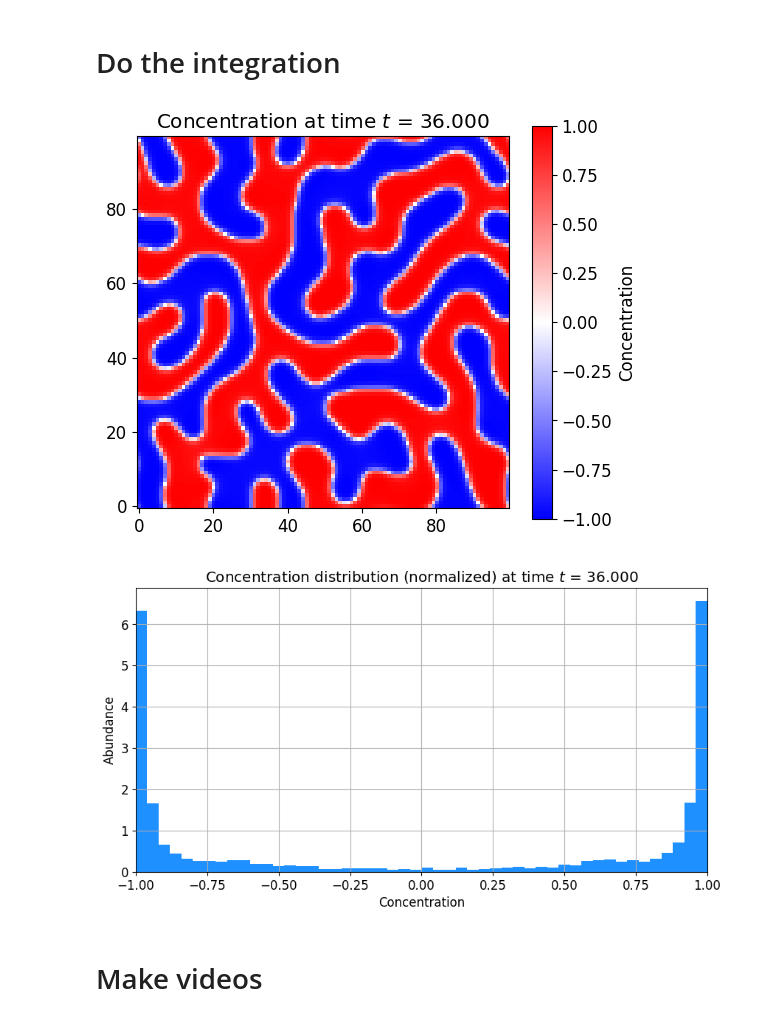
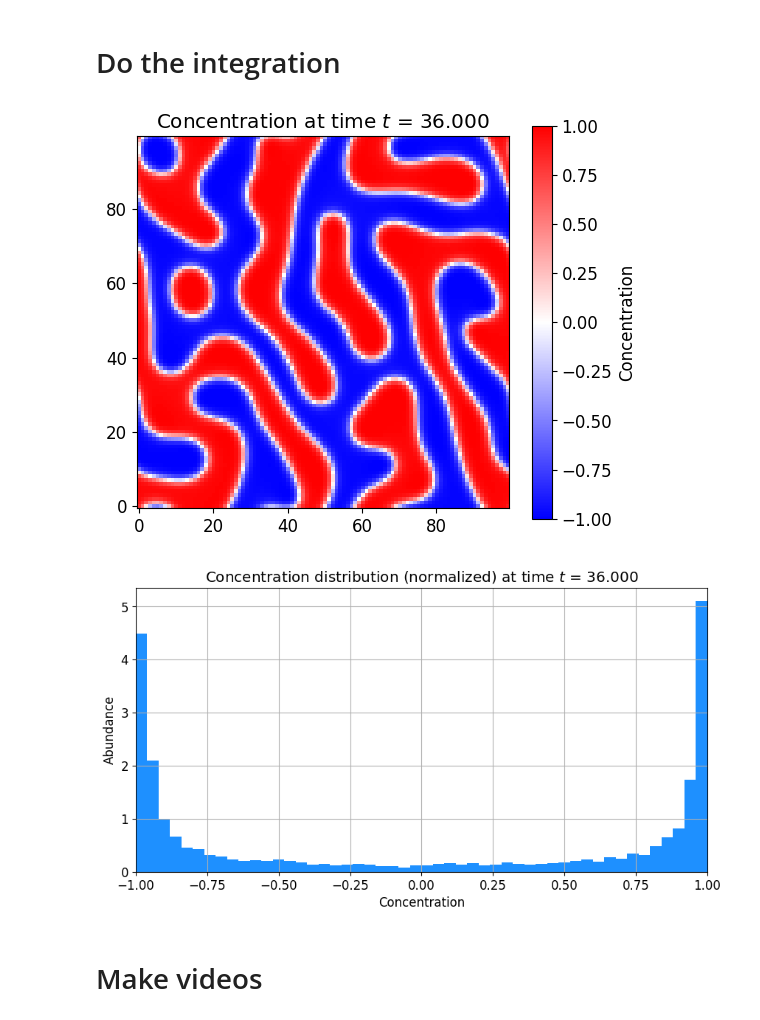
Before and after one commit to leandrorizk/spinodal_decomp, a Jupyter notebook: spinodal_decomposition.ipynb, the cells around one changed output. Drawn from its saved outputs; the diff is of its cells as text; code cells hidden in the pictures.

Commit message:
Modify another plot

```diff
--- a/spinodal_decomposition.ipynb
+++ b/spinodal_decomposition.ipynb
@@ -18,14 +18,14 @@ $$\mu = c^3 - c - \gamma\nabla^2 c$$
 # %% [markdown]
 # Functions
 # %%
-def rk4(X, h, derivs):
+def rk4(X, h, derivs, *args):
     '''
     Runge-kutta implementation
     '''
-    f = derivs(X)
-    f1 = derivs(X + f * h/2)
-    f2 = derivs(X + f1 * h/2)
-    f3 = derivs(X + f2 * h)
+    f = derivs(X, *args)
+    f1 = derivs(X + f * h/2, *args)
+    f2 = derivs(X + f1 * h/2, *args)
+    f3 = derivs(X + f2 * h, *args)
     f4 = X + h*(f + 2*f1 + 2*f2 + f3)/6
     return f4
 
@@ -35,14 +35,14 @@ def correct_overflow(X, limit=1):
     X[X < -limit] = -limit
     return None
 
-def integrator(nsteps, dt, X0, derivs):
+def integrator(nsteps, dt, X0, derivs, *args):
     '''
     Iterates runge-kutta for nsteps of size dt starting from initial condition x0
     '''
     X = np.empty((nsteps + 1, N, N))
     X[0] = X0
     for i in range(nsteps):
-        X[i+1] = rk4(X[i], dt, derivs)
+        X[i+1] = rk4(X[i], dt, derivs, *args)
         correct_overflow(X[i+1])
     return X
 
@@ -150,32 +150,30 @@ time_array = np.linspace(0, dt * nsteps, nsteps + 1)
 
 # Choose Cahn-Hilliard equation parameters
 D = 7.0
-gamma = 0.4
-
-def set_derivs(x): return derivs(x, D, gamma)
+gamma = 0.8
 # %%
 # Iterate
-c_series = integrator(nsteps, dt, c0, set_derivs)
+c_series = integrator(nsteps, dt, c0, derivs, D, gamma)
 # %%
-time_index = nsteps
+t_index = nsteps
 
 plt.figure(figsize=(6, 6))
 plt.rc('font', size=12)
 
-plt.imshow(c_series[time_index], cmap='bwr', origin='lower', aspect='equal')
+plt.imshow(c_series[t_index], cmap='bwr', origin='lower', aspect='equal')
 plt.colorbar(label='Concentration', shrink=0.85)
 plt.clim(-1, 1)
-plt.title(r'Concentration at time $t$ = %.3f' % time_array[time_index])
+plt.title(r'Concentration at time $t$ = %.3f' % time_array[t_index])
 
 plt.show()
 # %% [output]
-[figure, old version]
+[figure, new version]
 # %%
 plt.figure(figsize=(10, 5))
 plt.rc('font', size=12)
 
-plt.hist(c_series[time_index].reshape(N**2), bins=50, density=True, color='dodgerblue')
-plt.title('Concentration distribution (normalized) at time $t$ = %.3f' % time_array[time_index])
+plt.hist(c_series[t_index].reshape(N**2), bins=50, density=True, color='dodgerblue')
+plt.title('Concentration distribution (normalized) at time $t$ = %.3f' % time_array[t_index])
 plt.ylabel('Abundance')
 plt.xlabel('Concentration')
 plt.xlim(-1, 1)
@@ -183,7 +181,7 @@ plt.grid()
 
 plt.show()
 # %% [output]
-[figure, old version]
+[figure, new version]
 # %% [markdown]
 # Make videos
 # %%
```
Also changed, not shown: parts of 9 cells of this notebook.
